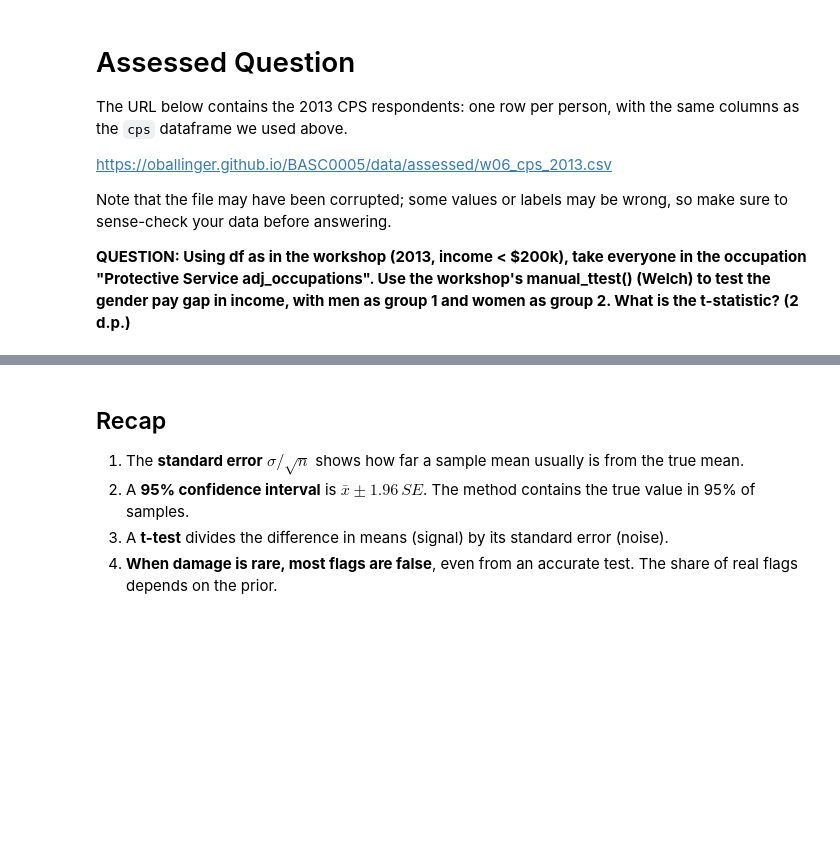
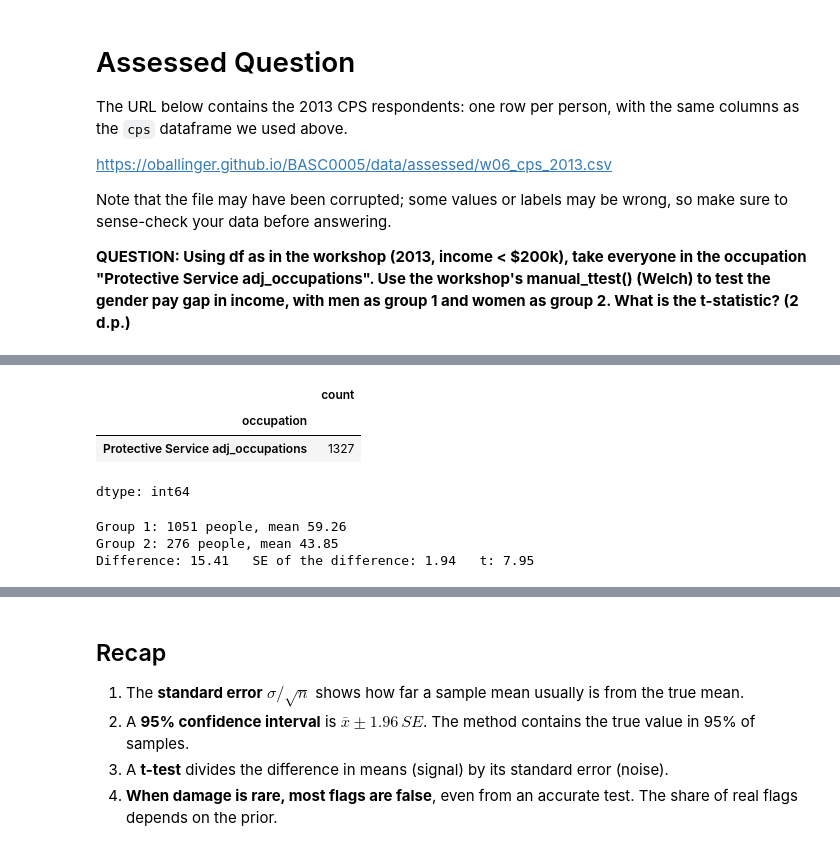
Before and after one commit to aydaugurel-web/QM2, a Jupyter notebook: notebooks/W06. Hypothesis Testing.ipynb, the cells around one changed output, grey strips where cells are left out. Saved outputs shown, nothing was run; the diff lists cells and outputs as text; code cells hidden in the pictures; blank space fills up the shorter version.

```diff
--- a/notebooks/W06. Hypothesis Testing.ipynb
+++ b/notebooks/W06. Hypothesis Testing.ipynb
@@ -314,0 +399,37 @@ Note that the file may have been corrupted; some values or labels may be wrong,
+# %%
+#i'll merge these three versions back into one label
+#i'll remove spaces at the start and end of every occupation
+
+df["occupation"] = df["occupation"].str.strip()
+
+#i'll replace the lowercase version with the correct spelling
+
+df["occupation"] = df["occupation"].replace("protective service adj_occupations", "Protective Service adj_occupations")
+
+#i'll check whether now there is only one version
+
+df[df["occupation"].str.lower().str.contains("protective")]["occupation"].value_counts()
+# %% [output]
+|  | count |
+| occupation |  |
+| Protective Service adj_occupations | 1327 |
+dtype: int64
+# %%
+#i'll redo the t-test with everyone in Protective Service
+#keeping everyone in the occupation (1327 people)
+
+prot = df[df["occupation"] == "Protective Service adj_occupations"]
+
+#i'll split into men and women (sex 1 and 2)
+
+men = prot[prot["sex"] == 1]["income"]
+women = prot[prot["sex"] == 2]["income"]
+
+
+#i'll run the t-test as men in group 1 and women in group 2 again
+
+t = manual_ttest(men, women)
+# %% [output]
+Group 1: 1051 people, mean 59.26
+Group 2: 276 people, mean 43.85
+Difference: 15.41   SE of the difference: 1.94   t: 7.95
```
Also changed, not shown: parts of 12 cells of this notebook.
